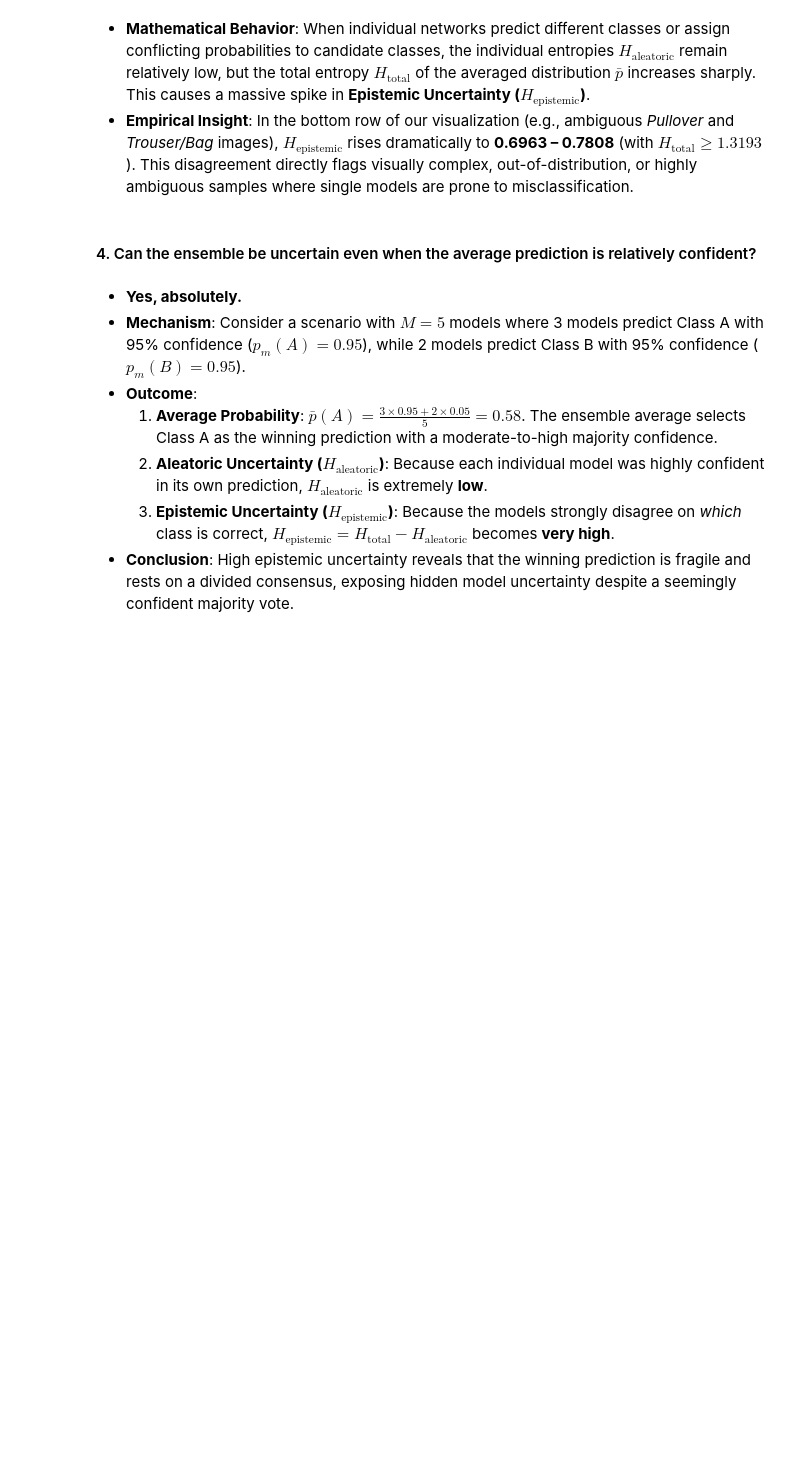
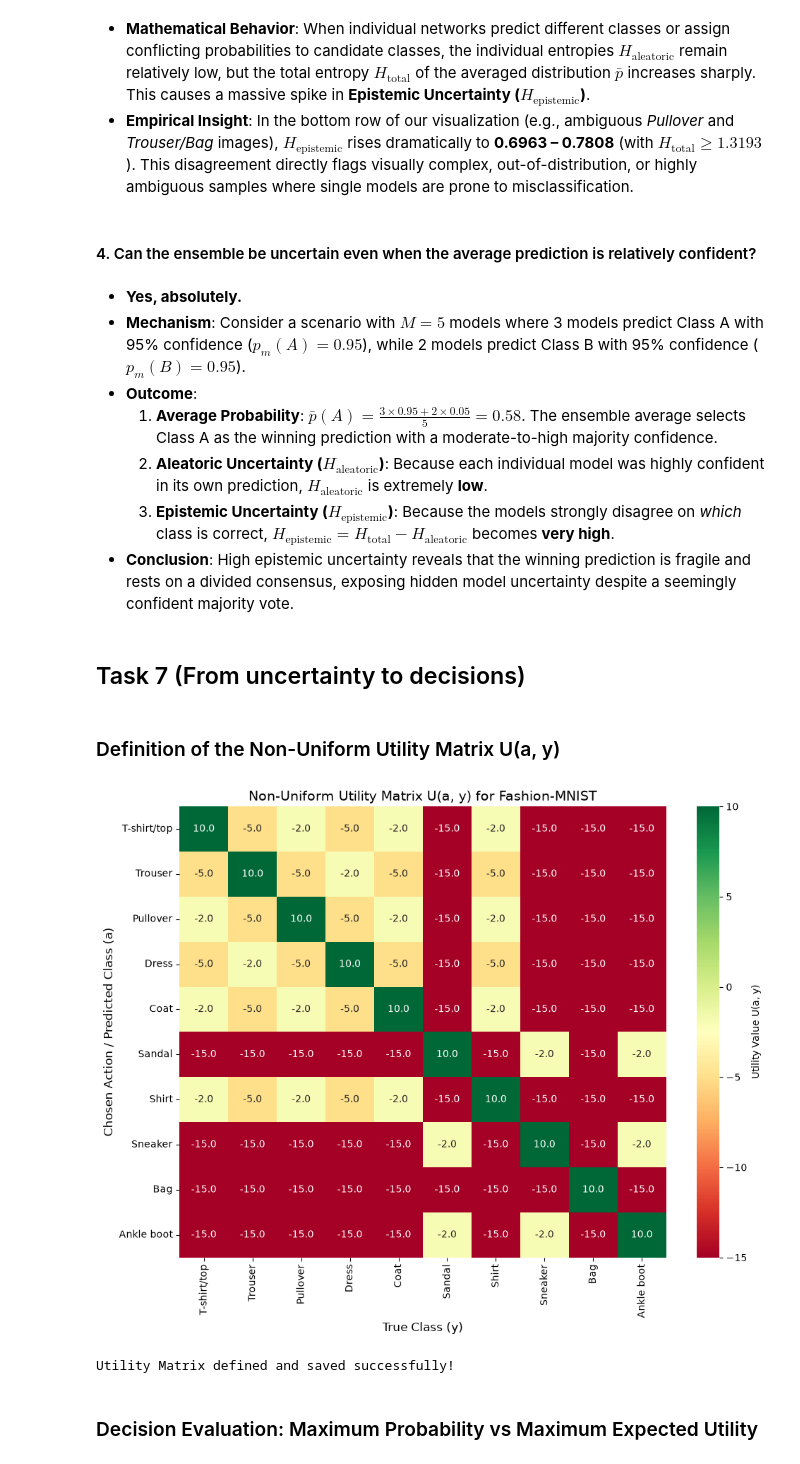
Before and after one commit to Giovanipt2/Decision-Analysis, a Jupyter notebook: src/decision_analysis/pratical_lab.ipynb, the cells around one changed output. Cells and saved outputs as stored; diff of their text form; code cells hidden in the pictures; blank space fills up the shorter version.

```diff
--- a/src/decision_analysis/pratical_lab.ipynb
+++ b/src/decision_analysis/pratical_lab.ipynb
@@ -1613,3 +1609,83 @@ plt.show()
   2. **Aleatoric Uncertainty ($H_{\text{aleatoric}}$)**: Because each individual model was highly confident in its own prediction, $H_{\text{aleatoric}}$ is extremely **low**.
   3. **Epistemic Uncertainty ($H_{\text{epistemic}}$)**: Because the models strongly disagree on *which* class is correct, $H_{\text{epistemic}} = H_{\text{total}} - H_{\text{aleatoric}}$ becomes **very high**.
 * **Conclusion**: High epistemic uncertainty reveals that the winning prediction is fragile and rests on a divided consensus, exposing hidden model uncertainty despite a seemingly confident majority vote.
+# %% [markdown]
+## Task 7 (From uncertainty to decisions)
+# %% [markdown]
+### Definition of the Non-Uniform Utility Matrix U(a, y)
+# %%
+# Fashion-MNIST 10 classes
+# 0: T-shirt/top, 1: Trouser, 2: Pullover, 3: Dress, 4: Coat
+# 5: Sandal, 6: Shirt, 7: Sneaker, 8: Bag, 9: Ankle boot
+
+num_classes = 10
+utility_matrix = np.zeros((num_classes, num_classes))
+
+# Define semantic groups
+tops = {0, 2, 4, 6}       # T-shirt, Pullover, Coat, Shirt
+bottoms_dresses = {1, 3}  # Trouser, Dress
+footwear = {5, 7, 9}      # Sandal, Sneaker, Ankle boot
+bags = {8}                # Bag
+
+# Define utility values
+REWARD_CORRECT = 10.0           # Positive utility for correct prediction (a = y)
+PENALTY_SIMILAR = -2.0          # Minor penalty for same semantic group (e.g. Shirt vs Pullover)
+PENALTY_RELATED = -5.0          # Moderate penalty for related group (e.g. Tops vs Bottoms)
+PENALTY_DIFFERENT = -15.0       # Severe penalty for completely different group (e.g. Shirt vs Boot)
+
+for a in range(num_classes):
+    for y in range(num_classes):
+        if a == y:
+            utility_matrix[a, y] = REWARD_CORRECT
+        else:
+            # Check semantic group alignment
+            same_group = (
+                (a in tops and y in tops) or
+                (a in bottoms_dresses and y in bottoms_dresses) or
+                (a in footwear and y in footwear)
+            )
+            related_group = (
+                (a in tops and y in bottoms_dresses) or
+                (a in bottoms_dresses and y in tops)
+            )
+
+            if same_group:
+                utility_matrix[a, y] = PENALTY_SIMILAR
+            elif related_group:
+                utility_matrix[a, y] = PENALTY_RELATED
+            else:
+                utility_matrix[a, y] = PENALTY_DIFFERENT
+
+# Save Utility Matrix
+ckpt_dir = "checkpoints/decision_utility"
+os.makedirs(ckpt_dir, exist_ok=True)
+np.save(f"{ckpt_dir}/utility_matrix.npy", utility_matrix)
+
+# Plot Utility Matrix Heatmap
+fig, ax = plt.subplots(figsize=(10, 8))
+sns.heatmap(
+    utility_matrix,
+    annot=True,
+    fmt=".1f",
+    cmap="RdYlGn",
+    xticklabels=class_names,
+    yticklabels=class_names,
+    cbar_kws={'label': 'Utility Value U(a, y)'},
+    ax=ax
+)
+ax.set_xlabel("True Class (y)", fontsize=12)
+ax.set_ylabel("Chosen Action / Predicted Class (a)", fontsize=12)
+ax.set_title("Non-Uniform Utility Matrix U(a, y) for Fashion-MNIST", fontsize=14)
+
+fig_dir = "figures/decision_utility"
+os.makedirs(fig_dir, exist_ok=True)
+plt.tight_layout()
+plt.savefig(f"{fig_dir}/utility_matrix_heatmap.png", bbox_inches="tight", dpi=300)
+plt.show()
+
+print("Utility Matrix defined and saved successfully!")
+# %% [output]
+[figure, added]
+Utility Matrix defined and saved successfully!
+# %% [markdown]
+### Decision Evaluation: Maximum Probability vs Maximum Expected Utility
```
Also changed, not shown: parts of 44 cells of this notebook.
